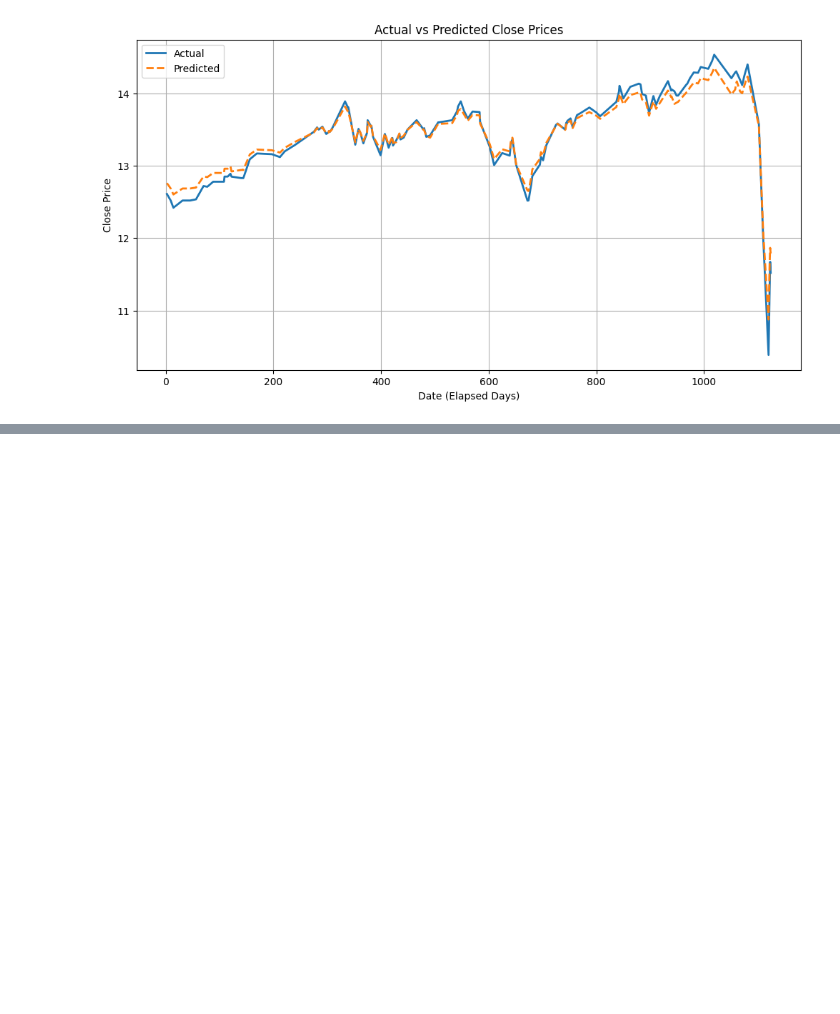
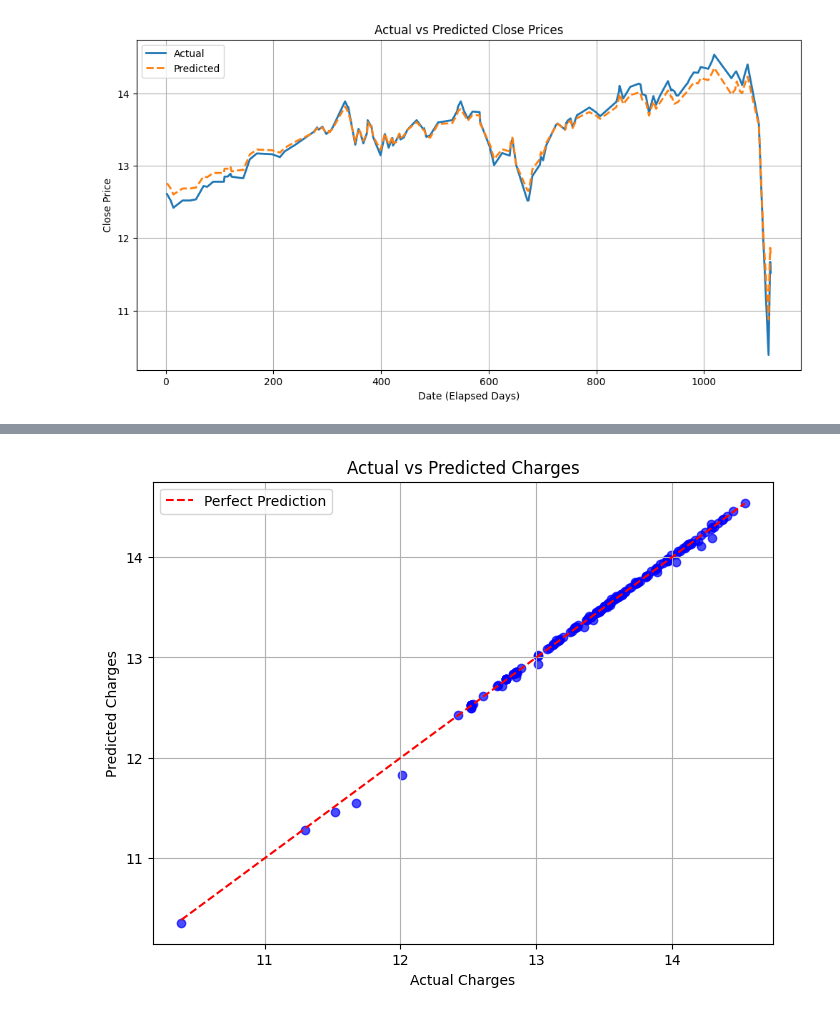
Before and after one commit to ahmobayen/ActionLearning, a Jupyter notebook: lasso-regression-stock-price-prediction.ipynb, the cells around one changed output, grey strips where cells are left out. Cells and saved outputs as stored; diff of their text form; code cells hidden in the pictures; blank space fills up the shorter version.

```diff
--- a/lasso-regression-stock-price-prediction.ipynb
+++ b/lasso-regression-stock-price-prediction.ipynb
@@ -204,0 +437,23 @@ plt.show()
+# %%
+from sklearn.linear_model import LassoCV
+
+lasso_final = Lasso(alpha= 0.008,fit_intercept= True,precompute= True,random_state= 24,selection= 'random',tol= 1e-05,warm_start = True)
+
+lasso_final.fit(X_train_scaled, y_train)
+
+# Predict and evaluate
+y_pred_final = lasso_cv.predict(X_test_scaled)
+mse = mean_squared_error(y_test, y_pred)
+
+# Results
+print("Mean Squared Error:", mse)
+print("Lasso Coefficients:", lasso_final.coef_)
+
+# Optional: Display feature importance
+features = X.columns
+for feature, coef in zip(features, lasso_final.coef_):
+    print(f"{feature}: {coef}")
+
+from sklearn.metrics import r2_score
+score = r2_score(y_test,y_pred_final)
+score
@@ -204,0 +475,14 @@ plt.show()
+# %%
+import matplotlib.pyplot as plt
+# Scatter plot of actual vs predicted values
+plt.figure(figsize=(8, 6))
+plt.scatter(y_test, y_pred_final, alpha=0.7, color='blue')
+plt.plot([min(y_test), max(y_test)], [min(y_test), max(y_test)], color='red', linestyle='--', label="Perfect Prediction")
+plt.title("Actual vs Predicted Charges")
+plt.xlabel("Actual Charges")
+plt.ylabel("Predicted Charges")
+plt.legend()
+plt.grid(True)
+plt.show()
+# %% [output]
+[figure, added]
```
Also changed, not shown: parts of 26 cells of this notebook.
